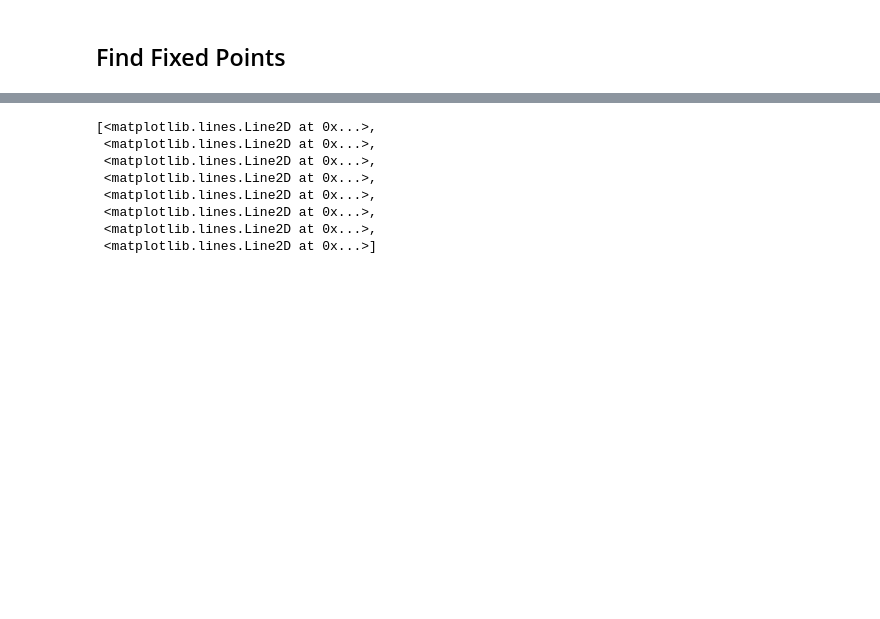
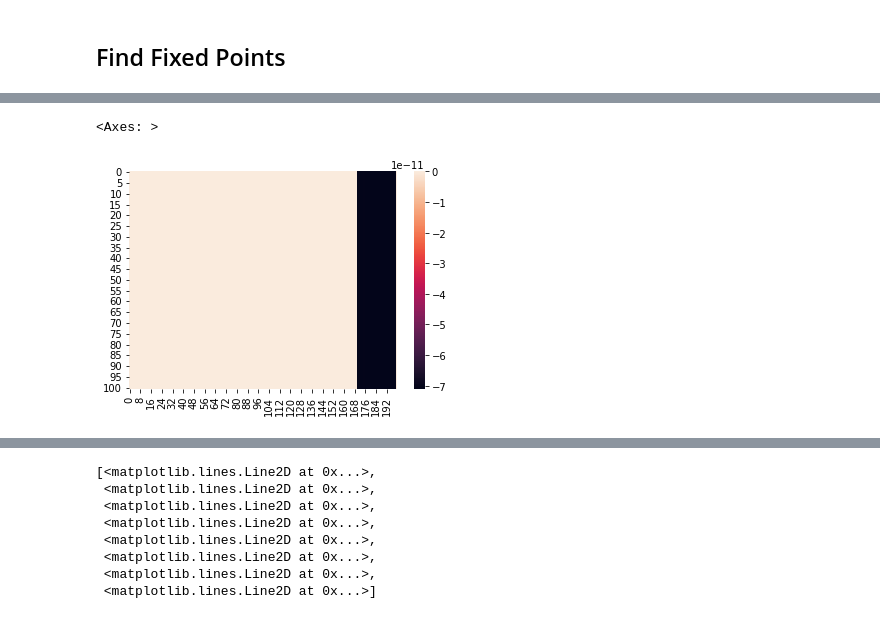
Before and after one commit to Nishant-codex/DDN-public, a Jupyter notebook: DDN_example.ipynb, the cells around one changed output, grey strips where cells are left out. Saved outputs shown, nothing was run; the diff lists cells and outputs as text; code cells hidden in the pictures; blank space fills up the shorter version.

```diff
--- a/DDN_example.ipynb
+++ b/DDN_example.ipynb
@@ -830,0 +762,6 @@ diff_esns_k_dist_clust_dict
+# %%
+# plt.plot(exp_ddns_fixed_net_dict)
+sns.heatmap(np.array(traj_ref_ddns_fixed_net_dict)[:,:,0] - np.array(traj_pert_ddns_fixed_net_dict)[:,:,0])
+# %% [output]
+<Axes: >
+[figure, added]
```
Also changed, not shown: parts of 15 cells of this notebook, 4 other files.
